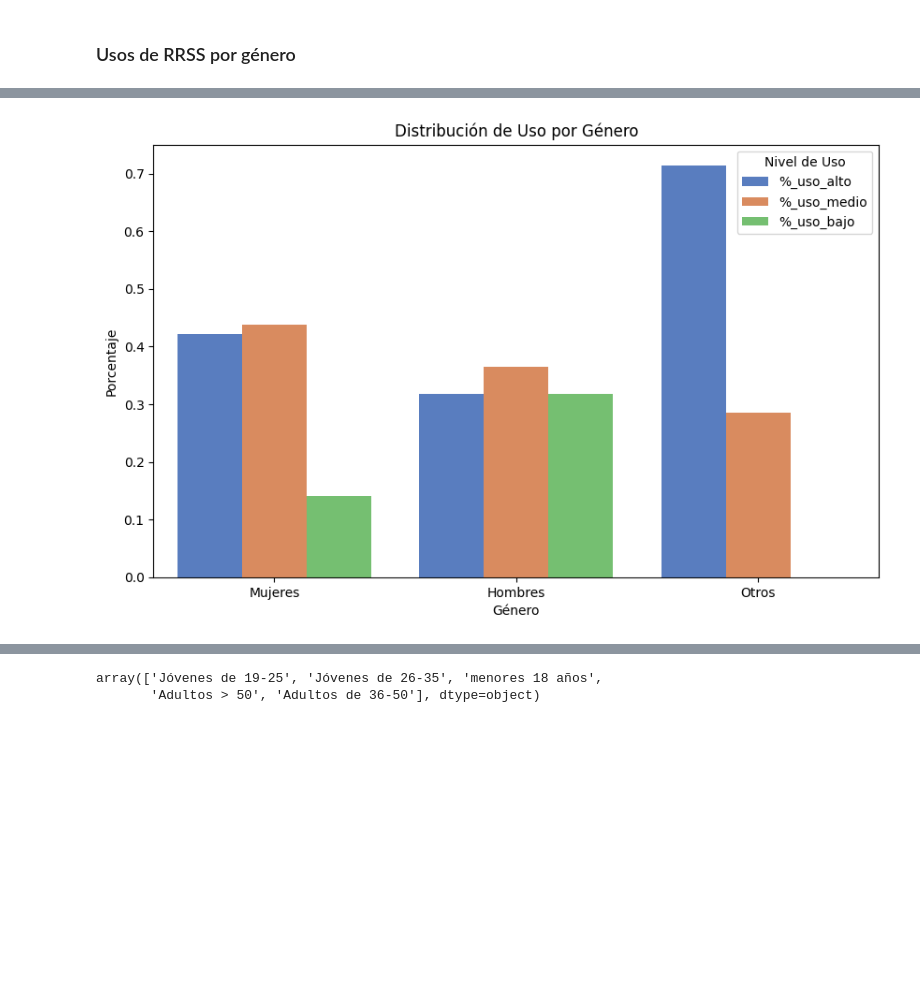
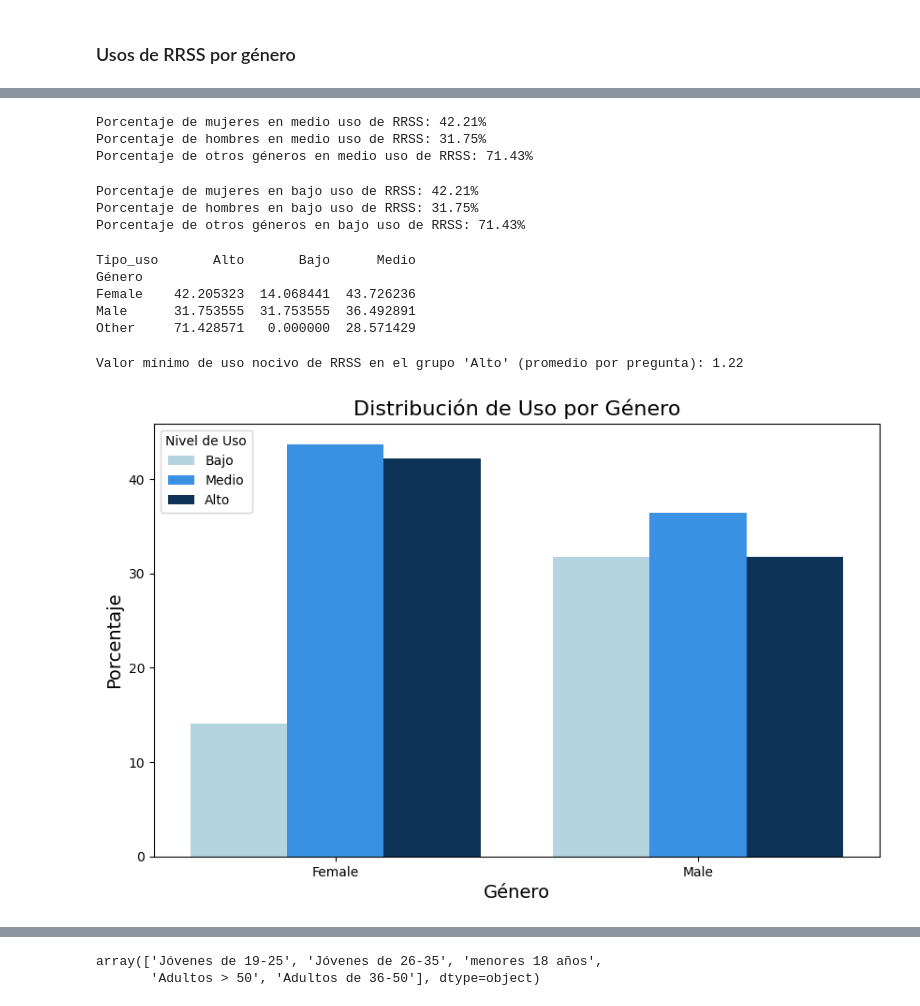
Before and after one commit to Teret90/Exploratory-Data-Analysis-on-Social-Media-Impact-on-Mental-Health, a Jupyter notebook: notebook/memoria.ipynb, the cells around one changed output, grey strips where cells are left out. Drawn from its saved outputs; the diff is of its cells as text; code cells hidden in the pictures; blank space fills up the shorter version.

```diff
--- a/notebook/memoria.ipynb
+++ b/notebook/memoria.ipynb
@@ -686,12 +700,70 @@ porcentajes_uso_genero
+# %%
+# Calcular el porcentaje de mujeres, hombres y otros en el grupo "Medio" uso de redes sociales
+muj_medio_uso_porcentaje = len(df_1_esp[(df_1_esp["Género"] == "Female") & (df_1_esp["Tipo_uso"] == "Medio")]) / n_mujeres
+print(f"Porcentaje de mujeres en medio uso de RRSS: {muj_alto_uso_porcentaje:.2%}")
+
+hom_medio_uso_porcentaje = len(df_1_esp[(df_1_esp["Género"] == "Male") & (df_1_esp["Tipo_uso"] == "Medio")]) / n_hombres
+print(f"Porcentaje de hombres en medio uso de RRSS: {hom_alto_uso_porcentaje:.2%}")
+
+other_medio_uso_porcentaje = len(df_1_esp[(df_1_esp["Género"] == "Other") & (df_1_esp["Tipo_uso"] == "Medio")]) / n_other
+print(f"Porcentaje de otros géneros en medio uso de RRSS: {other_alto_uso_porcentaje:.2%}")
+# %% [output]
+Porcentaje de mujeres en medio uso de RRSS: 42.21%
+Porcentaje de hombres en medio uso de RRSS: 31.75%
+Porcentaje de otros géneros en medio uso de RRSS: 71.43%
+# %%
+# Calcular el porcentaje de mujeres, hombres y otros en el grupo "Bajo" uso de redes sociales
+muj_bajo_uso_porcentaje = len(df_1_esp[(df_1_esp["Género"] == "Female") & (df_1_esp["Tipo_uso"] == "Bajo")]) / n_mujeres
+print(f"Porcentaje de mujeres en bajo uso de RRSS: {muj_alto_uso_porcentaje:.2%}")
+
+hom_bajo_uso_porcentaje = len(df_1_esp[(df_1_esp["Género"] == "Male") & (df_1_esp["Tipo_uso"] == "Bajo")]) / n_hombres
+print(f"Porcentaje de hombres en bajo uso de RRSS: {hom_alto_uso_porcentaje:.2%}")
+
+other_bajo_uso_porcentaje = len(df_1_esp[(df_1_esp["Género"] == "Other") & (df_1_esp["Tipo_uso"] == "Bajo")]) / n_other
+print(f"Porcentaje de otros géneros en bajo uso de RRSS: {other_alto_uso_porcentaje:.2%}")
+# %% [output]
+Porcentaje de mujeres en bajo uso de RRSS: 42.21%
+Porcentaje de hombres en bajo uso de RRSS: 31.75%
+Porcentaje de otros géneros en bajo uso de RRSS: 71.43%
+# %%
+# Calcular los porcentajes directamente usando groupby y value_counts
+porcentajes_uso_genero = (df_1_esp.groupby(['Género', 'Tipo_uso']).size().unstack(fill_value=0))
+
+# Normalizar por género (dividiendo entre el total de cada género)
+porcentajes_uso_genero = porcentajes_uso_genero.div(porcentajes_uso_genero.sum(axis=1), axis=0) * 100
+
+print(porcentajes_uso_genero)
+# %% [output]
+Tipo_uso       Alto       Bajo      Medio
+Género
+Female    42.205323  14.068441  43.726236
+Male      31.753555  31.753555  36.492891
+Other     71.428571   0.000000  28.571429
+# %%
+# Calcular el mínimo de las respuestas sumadas por usuario, filtrando por "Alto" uso de redes sociales
+min_value = df_1_esp[df_1_esp["Tipo_uso"] == "Alto"][["TDAH_1","TDAH_2","TDAH_3","TDAH_4","Ansiedad_1","Ansiedad_2","Autoestima_1","Autoestima_2","Autoestima_3"]].sum(axis=1).min() / 9
+
+print(f"Valor mínimo de uso nocivo de RRSS en el grupo 'Alto' (promedio por pregunta): {min_value:.2f}")
+# %% [output]
+Valor mínimo de uso nocivo de RRSS en el grupo 'Alto' (promedio por pregunta): 1.22
 # %%
-porcentajes_uso_genero_melted = porcentajes_uso_genero.reset_index().melt(id_vars="index", var_name="Nivel de Uso", value_name="Porcentaje")
-porcentajes_uso_genero_melted.columns = ["Género", "Nivel de Uso", "Porcentaje"]
+palette = {"Alto": "#003366",
+           "Medio": "#1E90FF",
+           "Bajo": "#ADD8E6"}
+
+porcentajes_uso_genero_melted_filtered = porcentajes_uso_genero_melted[porcentajes_uso_genero_melted["Género"] != "Other"]
+
+porcentajes_uso_genero_melted_filtered = porcentajes_uso_genero_melted_filtered.sort_values("Porcentaje", ascending=True)
+
+porcentajes_uso_genero_melted_filtered['Nivel de Uso'] = pd.Categorical(porcentajes_uso_genero_melted_filtered['Nivel de Uso'], categories=["Bajo", "Medio", "Alto"], ordered=True)
+
 plt.figure(figsize=(10, 6))
-sns.barplot(data=porcentajes_uso_genero_melted, x="Género", y="Porcentaje", hue="Nivel de Uso", palette="muted")
-plt.title("Distribución de Uso por Género")
-plt.ylabel("Porcentaje")
-plt.xlabel("Género")
-plt.legend(title="Nivel de Uso")
+
+sns.barplot(data=porcentajes_uso_genero_melted_filtered, x="Género", y="Porcentaje", hue="Nivel de Uso", palette=palette, hue_order=["Bajo", "Medio", "Alto"])
+plt.title("Distribución de Uso por Género", fontsize=16)
+plt.ylabel("Porcentaje", fontsize=14)
+plt.xlabel("Género", fontsize=14)
+plt.legend(title="Nivel de Uso", loc="upper left")
 plt.show()
 # %% [output]
-[figure, old version]
+[figure, new version]
```
Also changed, not shown: parts of 86 cells of this notebook, 5 other files.
